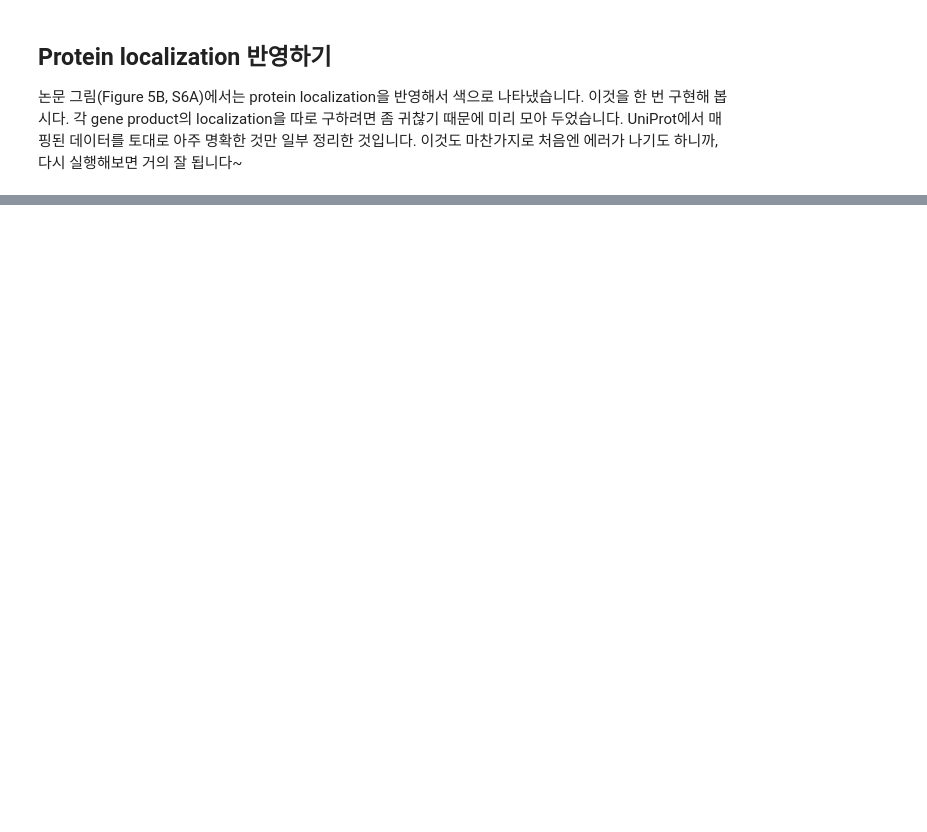
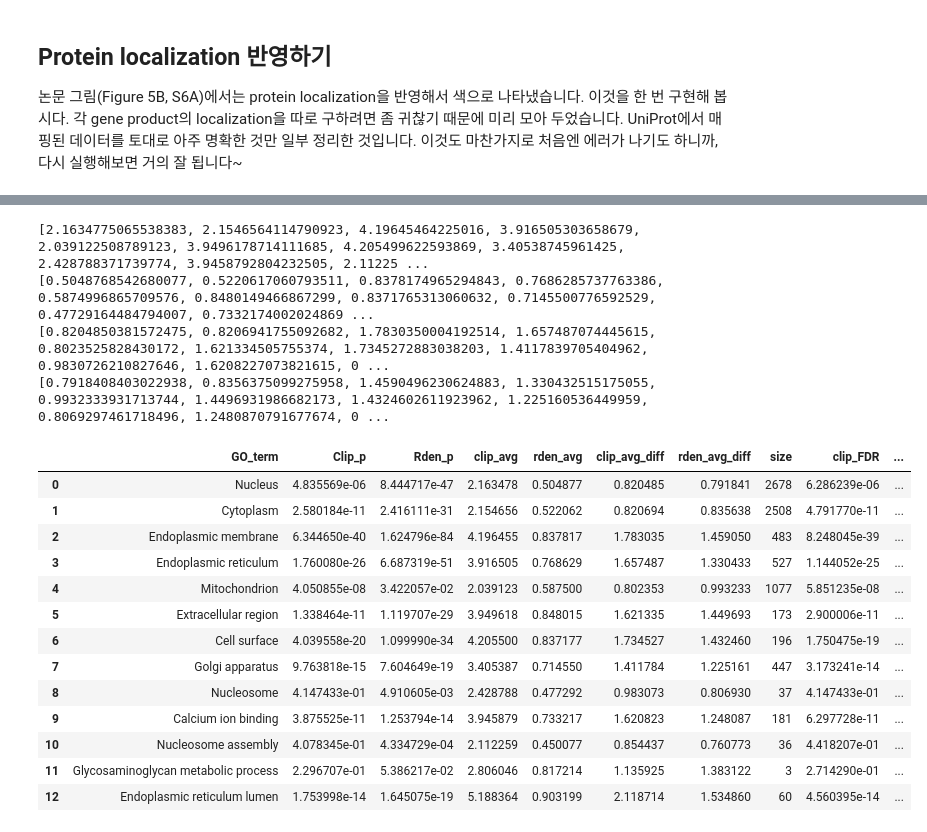
Before and after one commit to AAJ0225/JHJ_bioinfo_project, a Jupyter notebook: JHJ_CoLab_TermProj_2024_1.ipynb, the cells around one changed output, grey strips where cells are left out. Saved outputs shown, nothing was run; the diff lists cells and outputs as text; code cells hidden in the pictures; blank space fills up the shorter version.

```diff
--- a/JHJ_CoLab_TermProj_2024_1.ipynb
+++ b/JHJ_CoLab_TermProj_2024_1.ipynb
@@ -163,0 +729,5 @@ for i in range(len(cnts1)):
+# %%
+go_id = ['GO:0005509']
+go_id_not = ['GO:0031966']
+Calcium_ion_binding = filter_df_by_GO(go_id, go_id_not)
+len(Calcium_ion_binding)
@@ -163,0 +736,5 @@ for i in range(len(cnts1)):
+# %%
+go_id = ['GO:0006334']
+go_id_not = ['none']
+Nucleosome_assembly = filter_df_by_GO(go_id, go_id_not)
+len(Nucleosome_assembly)
@@ -163,0 +759,5 @@ for i in range(len(cnts1)):
+# %%
+go_id = ['GO:0030203']
+go_id_not = ['none']
+Glycosaminoglycan_metabolic_process = filter_df_by_GO(go_id, go_id_not)
+len(Glycosaminoglycan_metabolic_process)
@@ -163,0 +766,5 @@ for i in range(len(cnts1)):
+# %%
+go_id = ['GO:0005788','GO:0016022']
+go_id_not = ['GO:0031966']
+Endoplasmic_reticulum_lumen = filter_df_by_GO(go_id, go_id_not)
+Endoplasmic_reticulum_lumen.head()
@@ -163,0 +885,47 @@ for i in range(len(cnts1)):
+# %%
+result_dict = {'GO_term' : GO_term, 'Clip_p' : clip_p_value_list, 'Rden_p' : rden_p_value_list}
+result_df = pd.DataFrame(result_dict)
+clip_avg = []
+rden_avg =[]
+clip_avg_diff = []
+rden_avg_diff = []
+size = []
+for i in GO_list:
+    clip_avg.append(i['clip_enrichment'].mean())
+    rden_avg.append(i['rden_change'].mean())
+    other = GO_other(i)
+    clip_avg_diff.append(i['clip_enrichment'].mean()/other[0])
+    rden_avg_diff.append(i['rden_change'].mean()/other[1])
+    size.append(len(i))
+print(clip_avg)
+print(rden_avg)
+print(clip_avg_diff)
+print(rden_avg_diff)
+result_df['clip_avg']=clip_avg
+result_df['rden_avg']=rden_avg
+result_df['clip_avg_diff']=clip_avg_diff
+result_df['rden_avg_diff']=rden_avg_diff
+result_df['size']=size
+result_df['clip_FDR']=C_adjusted_p_values
+result_df['rden_FDR']=R_adjusted_p_values
+
+result_df
+# %% [output]
+[2.1634775065538383, 2.1546564114790923, 4.19645464225016, 3.916505303658679, 2.039122508789123, 3.9496178714111685, 4.205499622593869, 3.40538745961425, 2.428788371739774, 3.9458792804232505, 2.11225 ...
+[0.5048768542680077, 0.5220617060793511, 0.8378174965294843, 0.7686285737763386, 0.5874996865709576, 0.8480149466867299, 0.8371765313060632, 0.7145500776592529, 0.47729164484794007, 0.7332174002024869 ...
+[0.8204850381572475, 0.8206941755092682, 1.7830350004192514, 1.657487074445615, 0.8023525828430172, 1.621334505755374, 1.7345272883038203, 1.4117839705404962, 0.9830726210827646, 1.6208227073821615, 0 ...
+[0.7918408403022938, 0.8356375099275958, 1.4590496230624883, 1.330432515175055, 0.9932333931713744, 1.4496931986682173, 1.4324602611923962, 1.225160536449959, 0.8069297461718496, 1.2480870791677674, 0 ...
+|  | GO_term | Clip_p | Rden_p | clip_avg | rden_avg | clip_avg_diff | rden_avg_diff | size | clip_FDR | ... |
+| 0 | Nucleus | 4.835569e-06 | 8.444717e-47 | 2.163478 | 0.504877 | 0.820485 | 0.791841 | 2678 | 6.286239e-06 | ... |
+| 1 | Cytoplasm | 2.580184e-11 | 2.416111e-31 | 2.154656 | 0.522062 | 0.820694 | 0.835638 | 2508 | 4.791770e-11 | ... |
+| 2 | Endoplasmic membrane | 6.344650e-40 | 1.624796e-84 | 4.196455 | 0.837817 | 1.783035 | 1.459050 | 483 | 8.248045e-39 | ... |
+| 3 | Endoplasmic reticulum | 1.760080e-26 | 6.687319e-51 | 3.916505 | 0.768629 | 1.657487 | 1.330433 | 527 | 1.144052e-25 | ... |
+| 4 | Mitochondrion | 4.050855e-08 | 3.422057e-02 | 2.039123 | 0.587500 | 0.802353 | 0.993233 | 1077 | 5.851235e-08 | ... |
+| 5 | Extracellular region | 1.338464e-11 | 1.119707e-29 | 3.949618 | 0.848015 | 1.621335 | 1.449693 | 173 | 2.900006e-11 | ... |
+| 6 | Cell surface | 4.039558e-20 | 1.099990e-34 | 4.205500 | 0.837177 | 1.734527 | 1.432460 | 196 | 1.750475e-19 | ... |
+| 7 | Golgi apparatus | 9.763818e-15 | 7.604649e-19 | 3.405387 | 0.714550 | 1.411784 | 1.225161 | 447 | 3.173241e-14 | ... |
+| 8 | Nucleosome | 4.147433e-01 | 4.910605e-03 | 2.428788 | 0.477292 | 0.983073 | 0.806930 | 37 | 4.147433e-01 | ... |
+| 9 | Calcium ion binding | 3.875525e-11 | 1.253794e-14 | 3.945879 | 0.733217 | 1.620823 | 1.248087 | 181 | 6.297728e-11 | ... |
+| 10 | Nucleosome assembly | 4.078345e-01 | 4.334729e-04 | 2.112259 | 0.450077 | 0.854437 | 0.760773 | 36 | 4.418207e-01 | ... |
+| 11 | Glycosaminoglycan metabolic process | 2.296707e-01 | 5.386217e-02 | 2.806046 | 0.817214 | 1.135925 | 1.383122 | 3 | 2.714290e-01 | ... |
+| 12 | Endoplasmic reticulum lumen | 1.753998e-14 | 1.645075e-19 | 5.188364 | 0.903199 | 2.118714 | 1.534860 | 60 | 4.560395e-14 | ... |
```
Also changed, not shown: parts of 54 cells of this notebook, 1 other file.
